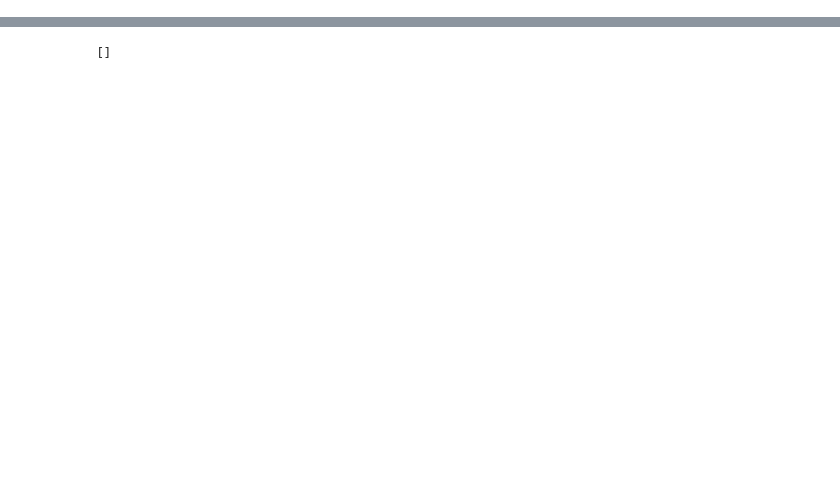
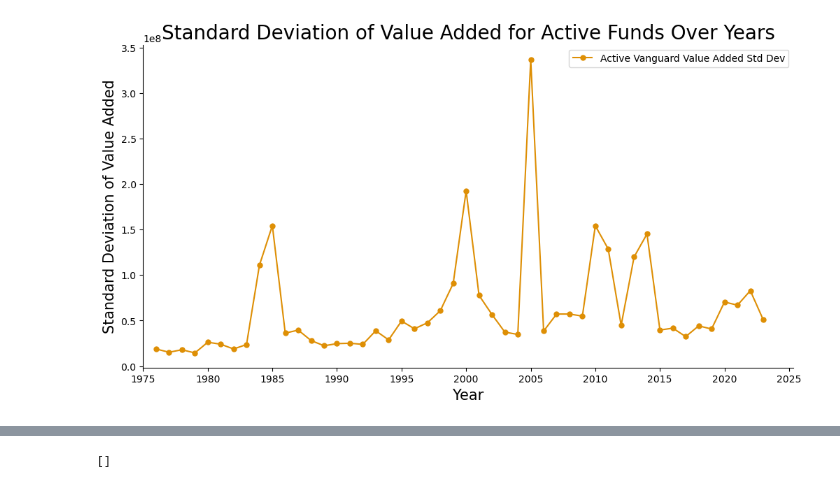
Before and after one commit to ABaraban/WRDS_FA, a Jupyter notebook: passive_active.ipynb, the cells around one changed output, grey strips where cells are left out. Saved outputs shown, nothing was run; the diff lists cells and outputs as text; code cells hidden in the pictures; blank space fills up the shorter version.

```diff
--- a/passive_active.ipynb
+++ b/passive_active.ipynb
@@ -269 +272,32 @@ plt.show()
+# %%
+active_ff_VA_std = active_funds.groupby('year')['ff_VA'].std()
+active_vanguard_VA_std = active_funds.groupby('year')['vanguard_VA'].std()
+
+active_df_by_year_std = pd.DataFrame({
+    'ff_VA_std': active_ff_VA_std,
+    'vanguard_VA_std': active_vanguard_VA_std
+}).reset_index()
+
+
+plt.figure(figsize=(12, 6))
+# plt.plot(active_df_by_year_std['year'], active_df_by_year_std['ff_VA_std'], marker='o', markersize=5, label="Active FF Value Added Std Dev", color='tab:blue')
+plt.plot(active_df_by_year_std['year'], active_df_by_year_std['vanguard_VA_std'], marker='o', markersize=5, label="Active Vanguard Value Added Std Dev",color=colors['active_va'])
+
+# Titles and Labels
+plt.title('Standard Deviation of Value Added for Active Funds Over Years', fontsize=title_fontsize)
+plt.xlabel('Year', fontsize=axes_label_fontsize)
+plt.ylabel('Standard Deviation of Value Added', fontsize=axes_label_fontsize)
+ax = plt.gca()
+ax.spines['top'].set_visible(False)
+ax.spines['right'].set_visible(False)
+ax.spines['left'].set_visible(True)
+ax.spines['bottom'].set_visible(True)
+ax.set_xticks(range(1965, 2026, 5))
+ax.set_xlim(left=1975)
+plt.grid(False)
+plt.legend()
+plt.savefig('figures/active_funds_value_added_std_dev.pdf')
+plt.show()
+# %% [output]
+[figure, added]
 # %%
```
Also changed, not shown: parts of 9 cells of this notebook, 2 other files.
